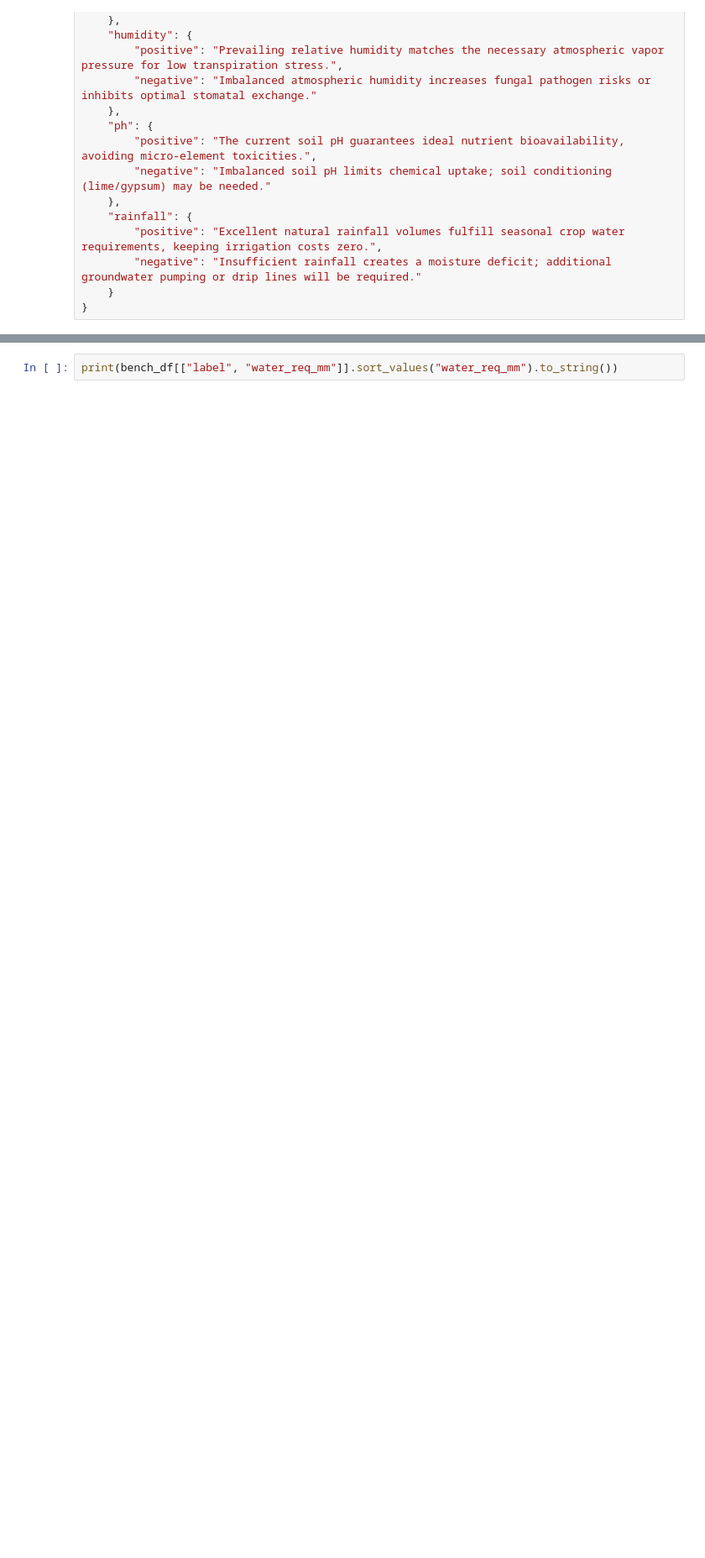
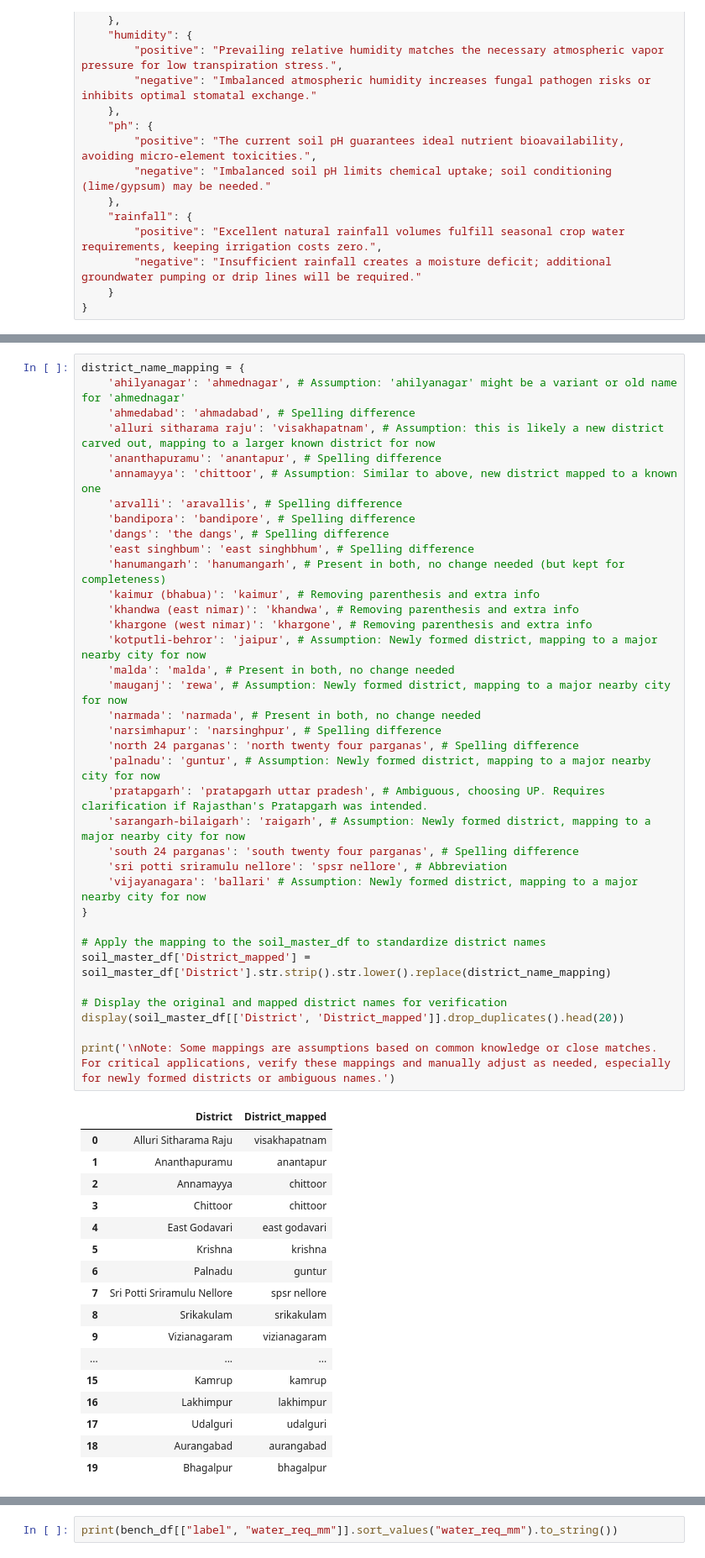
Before and after one commit to ravithreni02/AI-ML-INTERNSHIP, a Jupyter notebook: agrigenie.ipynb, the cells around one changed output, grey strips where cells are left out. Shown at 84% size. Saved outputs shown, nothing was run; the diff lists cells and outputs as text; blank space fills up the shorter version.

```diff
--- a/agrigenie.ipynb
+++ b/agrigenie.ipynb
@@ -1890,0 +5483,54 @@ Overwriting app.py
+# %%
+district_name_mapping = {
+    'ahilyanagar': 'ahmednagar', # Assumption: 'ahilyanagar' might be a variant or old name for 'ahmednagar'
+    'ahmedabad': 'ahmadabad', # Spelling difference
+    'alluri sitharama raju': 'visakhapatnam', # Assumption: this is likely a new district carved out, mapping to a larger known district for now
+    'ananthapuramu': 'anantapur', # Spelling difference
+    'annamayya': 'chittoor', # Assumption: Similar to above, new district mapped to a known one
+    'arvalli': 'aravallis', # Spelling difference
+    'bandipora': 'bandipore', # Spelling difference
+    'dangs': 'the dangs', # Spelling difference
+    'east singhbum': 'east singhbhum', # Spelling difference
+    'hanumangarh': 'hanumangarh', # Present in both, no change needed (but kept for completeness)
+    'kaimur (bhabua)': 'kaimur', # Removing parenthesis and extra info
+    'khandwa (east nimar)': 'khandwa', # Removing parenthesis and extra info
+    'khargone (west nimar)': 'khargone', # Removing parenthesis and extra info
+    'kotputli-behror': 'jaipur', # Assumption: Newly formed district, mapping to a major nearby city for now
+    'malda': 'malda', # Present in both, no change needed
+    'mauganj': 'rewa', # Assumption: Newly formed district, mapping to a major nearby city for now
+    'narmada': 'narmada', # Present in both, no change needed
+    'narsimhapur': 'narsinghpur', # Spelling difference
+    'north 24 parganas': 'north twenty four parganas', # Spelling difference
+    'palnadu': 'guntur', # Assumption: Newly formed district, mapping to a major nearby city for now
+    'pratapgarh': 'pratapgarh uttar pradesh', # Ambiguous, choosing UP. Requires clarification if Rajasthan's Pratapgarh was intended.
+    'sarangarh-bilaigarh': 'raigarh', # Assumption: Newly formed district, mapping to a major nearby city for now
+    'south 24 parganas': 'south twenty four parganas', # Spelling difference
+    'sri potti sriramulu nellore': 'spsr nellore', # Abbreviation
+    'vijayanagara': 'ballari' # Assumption: Newly formed district, mapping to a major nearby city for now
+}
+
+# Apply the mapping to the soil_master_df to standardize district names
+soil_master_df['District_mapped'] = soil_master_df['District'].str.strip().str.lower().replace(district_name_mapping)
+
+# Display the original and mapped district names for verification
+display(soil_master_df[['District', 'District_mapped']].drop_duplicates().head(20))
+
+print('\nNote: Some mappings are assumptions based on common knowledge or close matches. For critical applications, verify these mappings and manually adjust as needed, especially for newly formed districts or ambiguous names.')
+# %% [output]
+|  | District | District_mapped |
+| 0 | Alluri Sitharama Raju | visakhapatnam |
+| 1 | Ananthapuramu | anantapur |
+| 2 | Annamayya | chittoor |
+| 3 | Chittoor | chittoor |
+| 4 | East Godavari | east godavari |
+| 5 | Krishna | krishna |
+| 6 | Palnadu | guntur |
+| 7 | Sri Potti Sriramulu Nellore | spsr nellore |
+| 8 | Srikakulam | srikakulam |
+| 9 | Vizianagaram | vizianagaram |
+| ... | ... | ... |
+| 15 | Kamrup | kamrup |
+| 16 | Lakhimpur | lakhimpur |
+| 17 | Udalguri | udalguri |
+| 18 | Aurangabad | aurangabad |
+| 19 | Bhagalpur | bhagalpur |
```
Also changed, not shown: parts of 90 cells of this notebook.
